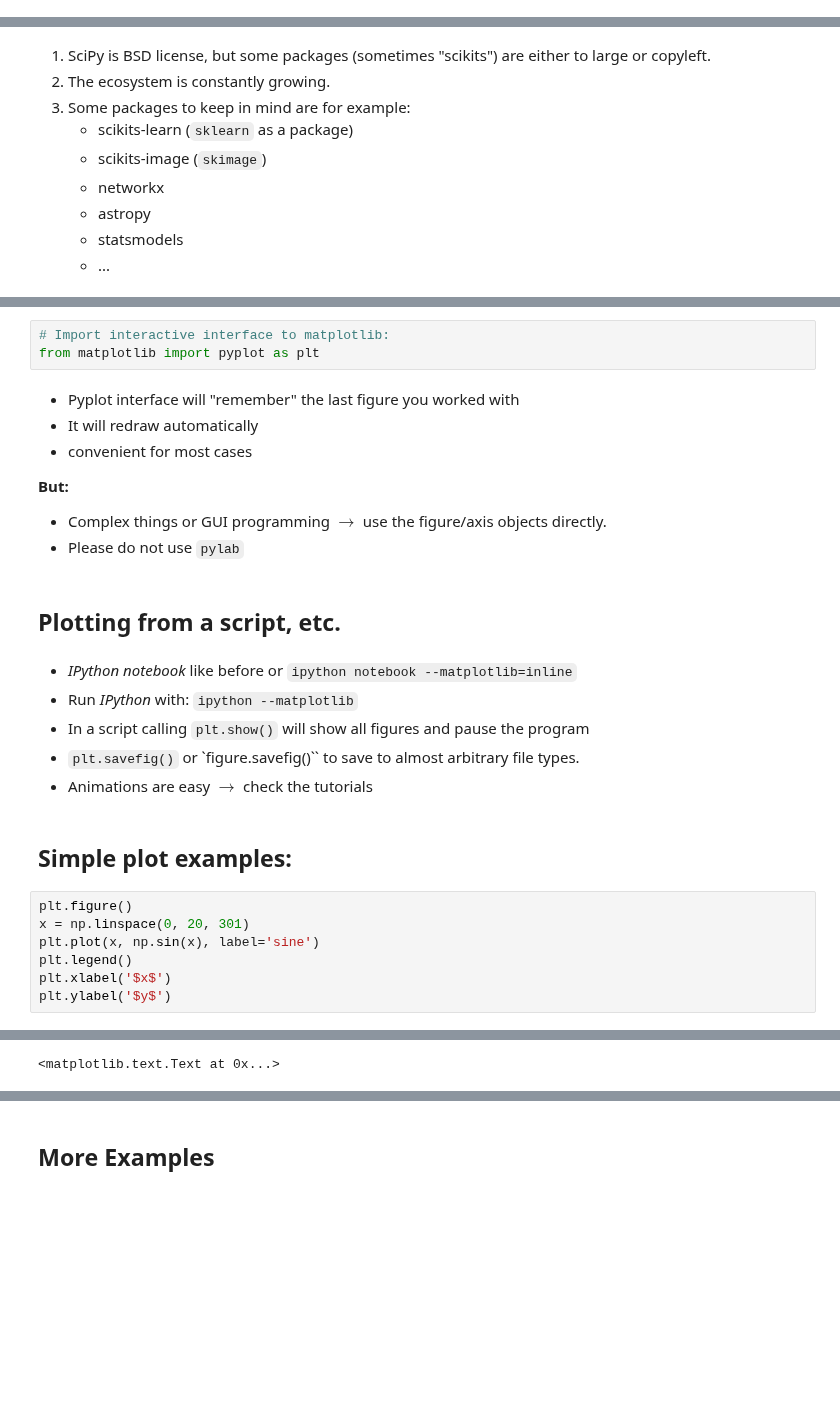
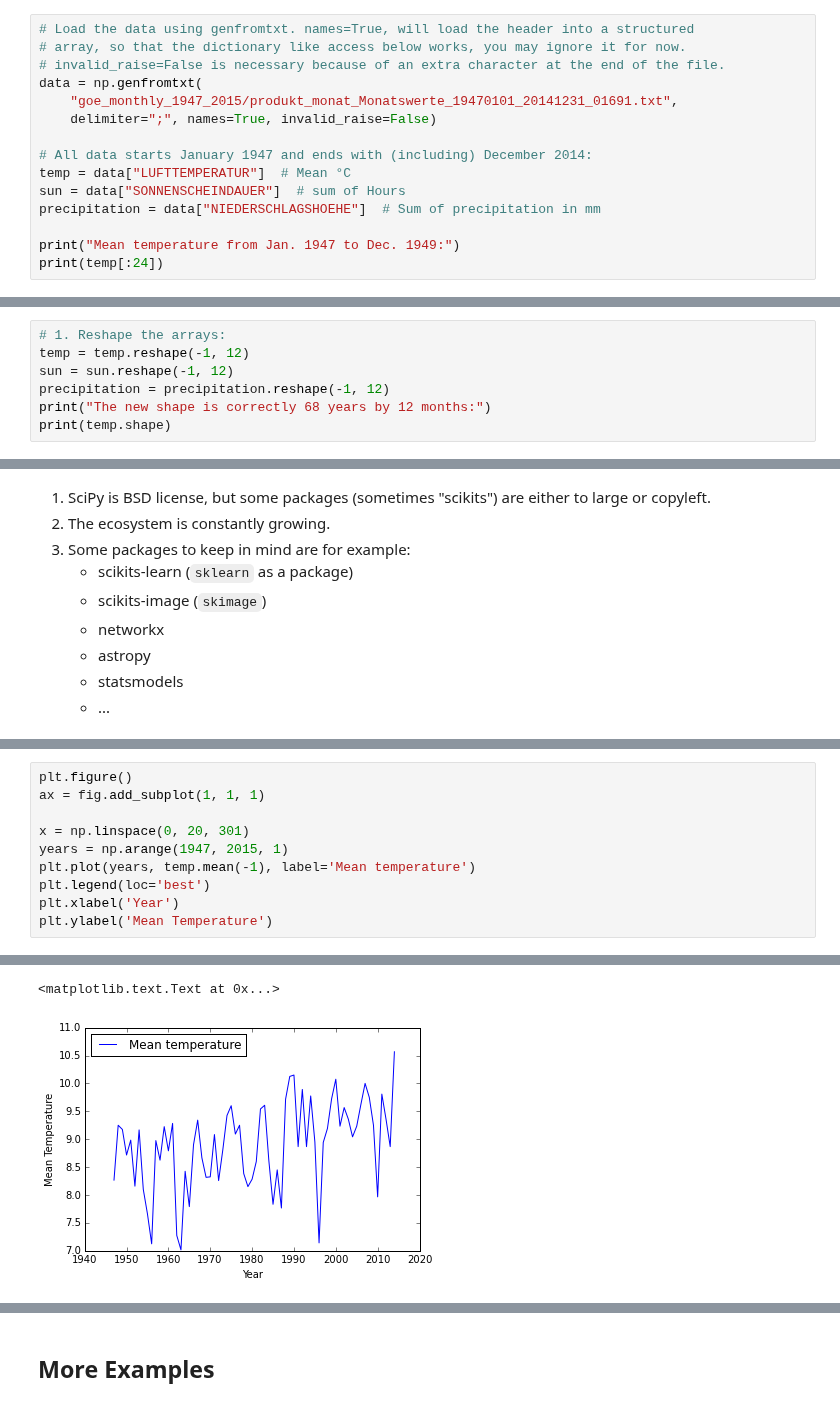
Before and after one commit to MPIDS/Python-Course, a Jupyter notebook: 03-numpy-scipy/talks/basic-numpy.ipynb, the cells around one changed output, grey strips where cells are left out. Drawn from its saved outputs; the diff is of its cells as text; blank space fills up the shorter version.

Commit message:
NUMPY: Final changes to numpy talk and solutions, including weather example

```diff
--- a/03-numpy-scipy/talks/basic-numpy.ipynb
+++ b/03-numpy-scipy/talks/basic-numpy.ipynb
@@ -497,0 +514,15 @@ array([[6, 8]])
+# %%
+# Load the data using genfromtxt. names=True, will load the header into a structured
+# array, so that the dictionary like access below works, you may ignore it for now.
+# invalid_raise=False is necessary because of an extra character at the end of the file.
+data = np.genfromtxt(
+    "goe_monthly_1947_2015/produkt_monat_Monatswerte_19470101_20141231_01691.txt",
+    delimiter=";", names=True, invalid_raise=False)
+
+# All data starts January 1947 and ends with (including) December 2014:
+temp = data["LUFTTEMPERATUR"]  # Mean °C
+sun = data["SONNENSCHEINDAUER"]  # sum of Hours
+precipitation = data["NIEDERSCHLAGSHOEHE"]  # Sum of precipitation in mm
+
+print("Mean temperature from Jan. 1947 to Dec. 1949:")
+print(temp[:24])
@@ -497,0 +559,7 @@ array([[6, 8]])
+# %%
+# 1. Reshape the arrays:
+temp = temp.reshape(-1, 12)
+sun = sun.reshape(-1, 12)
+precipitation = precipitation.reshape(-1, 12)
+print("The new shape is correctly 68 years by 12 months:")
+print(temp.shape)
@@ -801,29 +995,11 @@ import matplotlib
-# %%
-# Import interactive interface to matplotlib:
-from matplotlib import pyplot as plt
-# %% [markdown]
-* Pyplot interface will "remember" the last figure you worked with
-* It will redraw automatically
-* convenient for most cases
-
-**But:**
-  * Complex things or GUI programming $\rightarrow$ use the figure/axis objects directly.
-  * Please do not use `pylab`
-# %% [markdown]
-## Plotting from a script, etc.
-# %% [markdown]
-* *IPython notebook* like before or `ipython notebook --matplotlib=inline`
-* Run *IPython* with: `ipython --matplotlib`
-* In a script calling `plt.show()` will show all figures and pause the program
-* ``plt.savefig()`` or `figure.savefig()`` to save to almost arbitrary file types.
-* Animations are easy $\rightarrow$ check the tutorials
-# %% [markdown]
-## Simple plot examples:
 # %%
 plt.figure()
+ax = fig.add_subplot(1, 1, 1)
+
 x = np.linspace(0, 20, 301)
-plt.plot(x, np.sin(x), label='sine')
-plt.legend()
-plt.xlabel('$x$')
-plt.ylabel('$y$')
+years = np.arange(1947, 2015, 1)
+plt.plot(years, temp.mean(-1), label='Mean temperature')
+plt.legend(loc='best')
+plt.xlabel('Year')
+plt.ylabel('Mean Temperature')
 # %% [output]
@@ -832 +1006,2 @@ plt.ylabel('$y$')
 <matplotlib.text.Text at 0x...>
+[figure, added]
```
Also changed, not shown: parts of 38 cells of this notebook, 12 other files.
